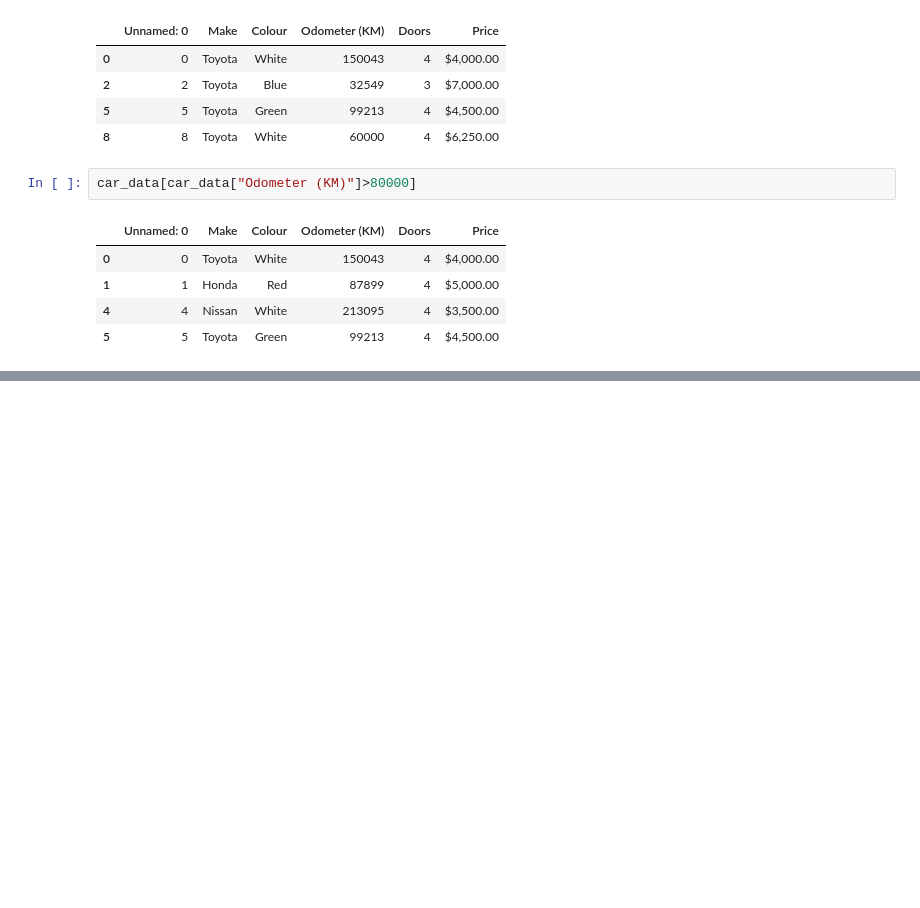
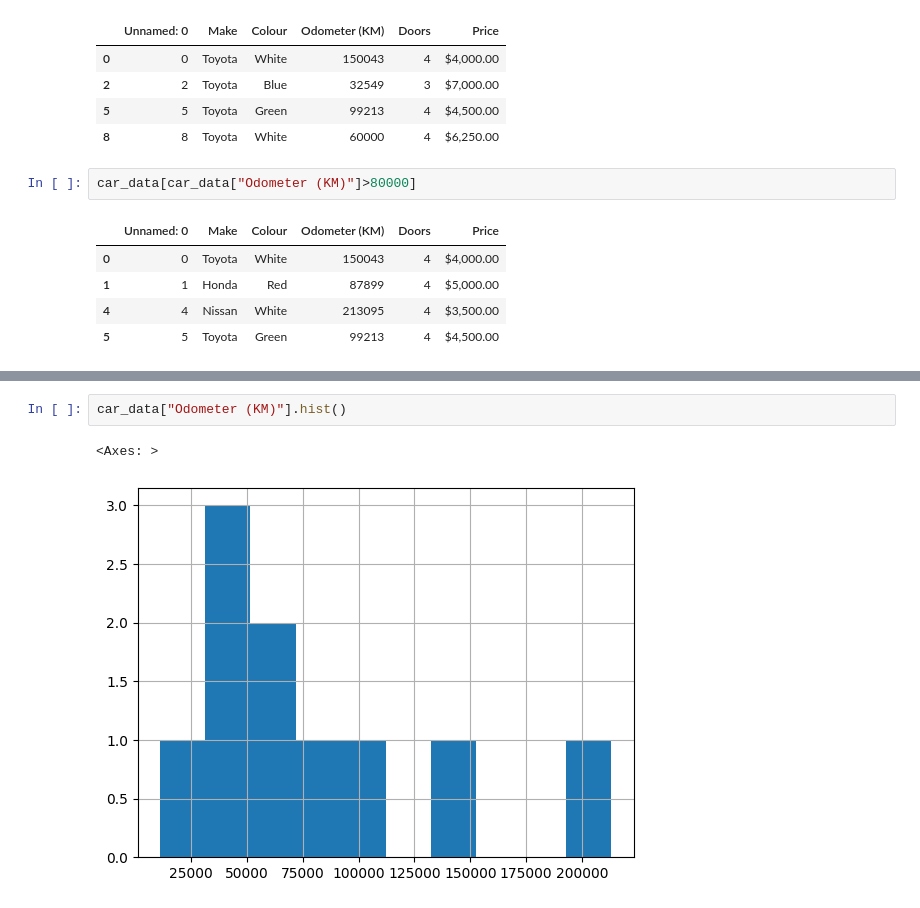
Before and after one commit to Ajay051839/ML-Sample-project, a Jupyter notebook: introduction-to-pandas.ipynb, the cells around one changed output, grey strips where cells are left out. Saved outputs shown, nothing was run; the diff lists cells and outputs as text; blank space fills up the shorter version.

```diff
--- a/introduction-to-pandas.ipynb
+++ b/introduction-to-pandas.ipynb
@@ -396,0 +463,5 @@ car_data[car_data["Odometer (KM)"]>80000]
+# %%
+car_data["Odometer (KM)"].hist()
+# %% [output]
+<Axes: >
+[figure, added]
```
Also changed, not shown: parts of 32 cells of this notebook.
